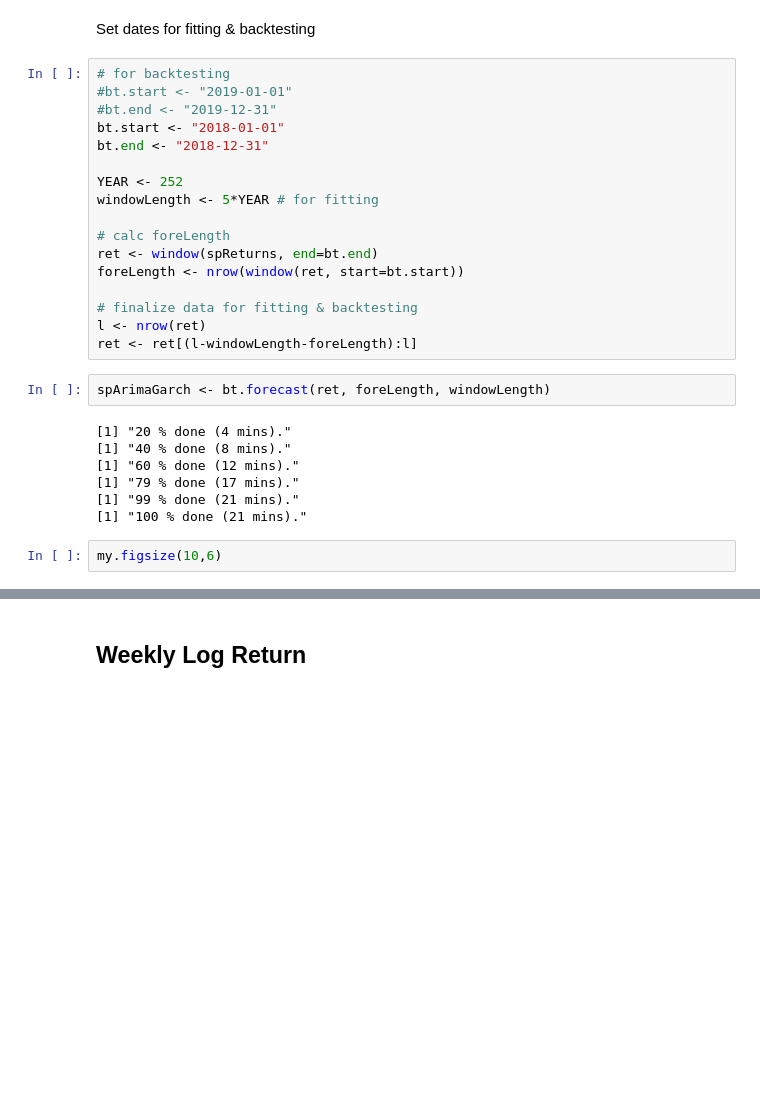
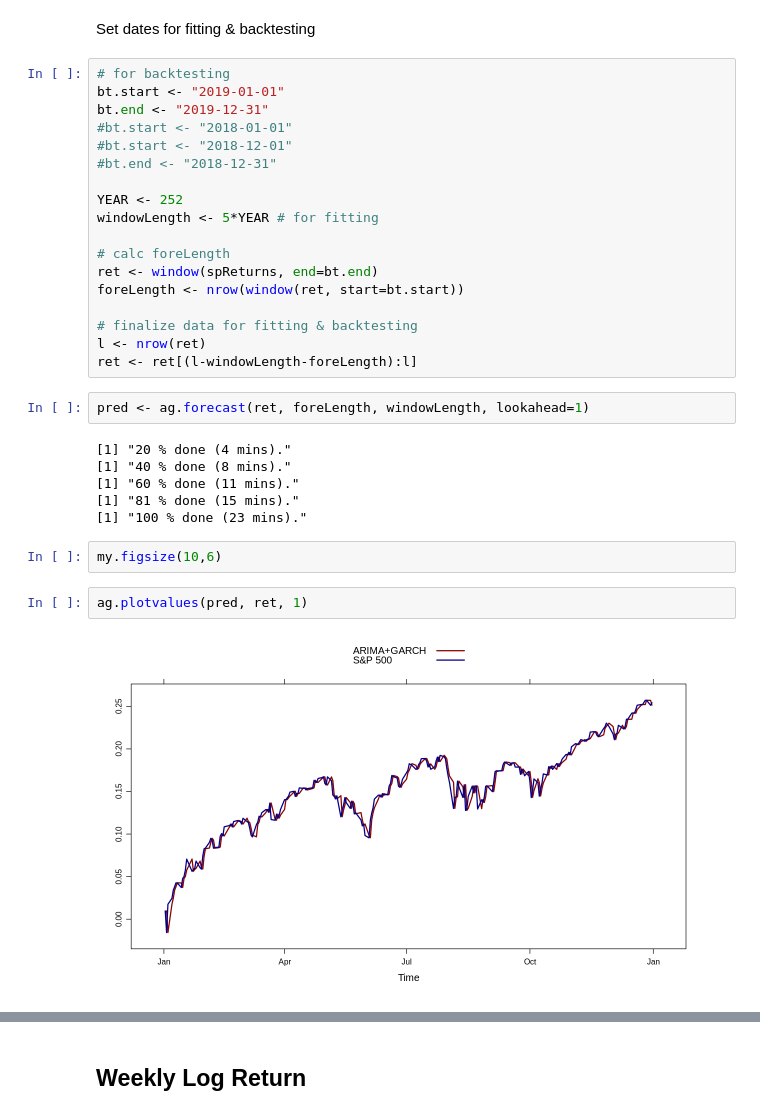
Before and after one commit to lbk209/timeseries, a Jupyter notebook: r_quantstart_arima_garch_gc.ipynb, the cells around one changed output, grey strips where cells are left out. Drawn from its saved outputs; the diff is of its cells as text; blank space fills up the shorter version.

```diff
--- a/r_quantstart_arima_garch_gc.ipynb
+++ b/r_quantstart_arima_garch_gc.ipynb
@@ -482,10 +500,11 @@ length(spReturns)
 Set dates for fitting & backtesting
 # %%
 # for backtesting
-#bt.start <- "2019-01-01"
-#bt.end <- "2019-12-31"
-bt.start <- "2018-01-01"
-bt.end <- "2018-12-31"
+bt.start <- "2019-01-01"
+bt.end <- "2019-12-31"
+#bt.start <- "2018-01-01"
+#bt.start <- "2018-12-01"
+#bt.end <- "2018-12-31"
 
 YEAR <- 252
 windowLength <- 5*YEAR # for fitting
@@ -498,14 +517,17 @@ foreLength <- nrow(window(ret, start=bt.start))
 l <- nrow(ret)
 ret <- ret[(l-windowLength-foreLength):l]
 # %%
-spArimaGarch <- bt.forecast(ret, foreLength, windowLength)
+pred <- ag.forecast(ret, foreLength, windowLength, lookahead=1)
 # %% [output]
 [1] "20 % done (4 mins)."
 [1] "40 % done (8 mins)."
-[1] "60 % done (12 mins)."
-[1] "79 % done (17 mins)."
-[1] "99 % done (21 mins)."
-[1] "100 % done (21 mins)."
+[1] "60 % done (11 mins)."
+[1] "81 % done (15 mins)."
+[1] "100 % done (23 mins)."
 # %%
 my.figsize(10,6)
+# %%
+ag.plotvalues(pred, ret, 1)
+# %% [output]
+[figure, added]
 # %%
```
Also changed, not shown: parts of 13 cells of this notebook.
